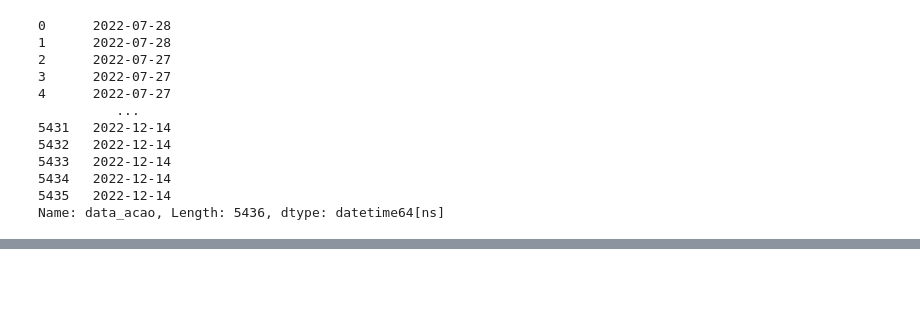
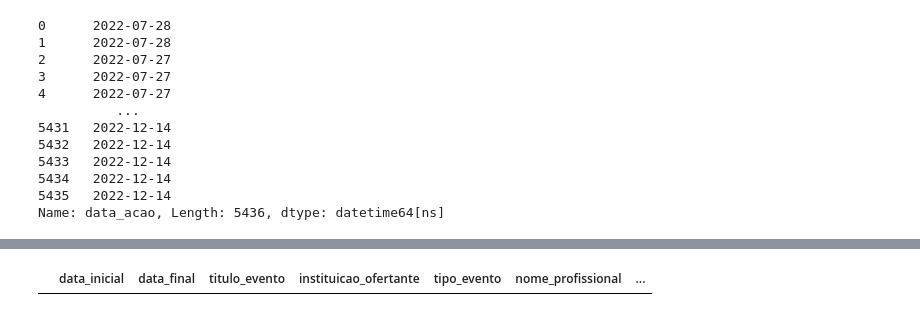
Before and after one commit to roversoncosta/registroSuas, a Jupyter notebook: jupyter.ipynb, the cells around one changed output, grey strips where cells are left out. Saved outputs shown, nothing was run; the diff lists cells and outputs as text; code cells hidden in the pictures; blank space fills up the shorter version.

```diff
--- a/jupyter.ipynb
+++ b/jupyter.ipynb
@@ -176,0 +350,6 @@ data_atnp.loc[data_atnp['email'].isna()]
+# %%
+us = pd.read_csv('test_users.csv')
+data = pd.read_csv('test_data.csv')
+# %%
+merge = pd.merge(data, us, how='left', left_on='email', right_on='email' )
+merge.info()
@@ -176,0 +374,4 @@ data_atnp.loc[data_atnp['email'].isna()]
+# %%
+merge.loc[merge['email'].isna()]
+# %% [output]
+|  | data_inicial | data_final | titulo_evento | instituicao_ofertante | tipo_evento | nome_profissional | ... |
```
Also changed, not shown: parts of 9 cells of this notebook, 21 other files.
